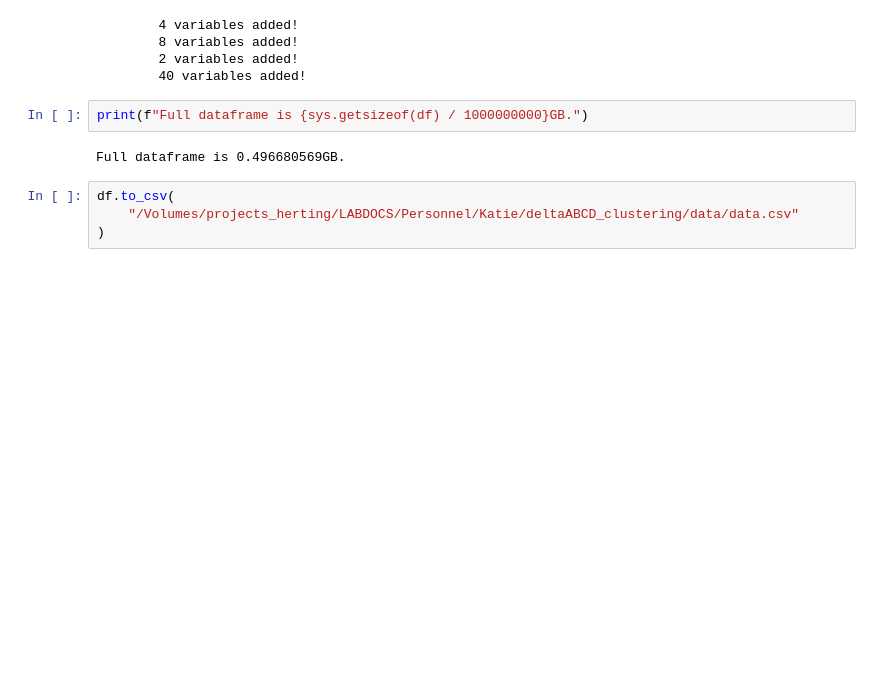
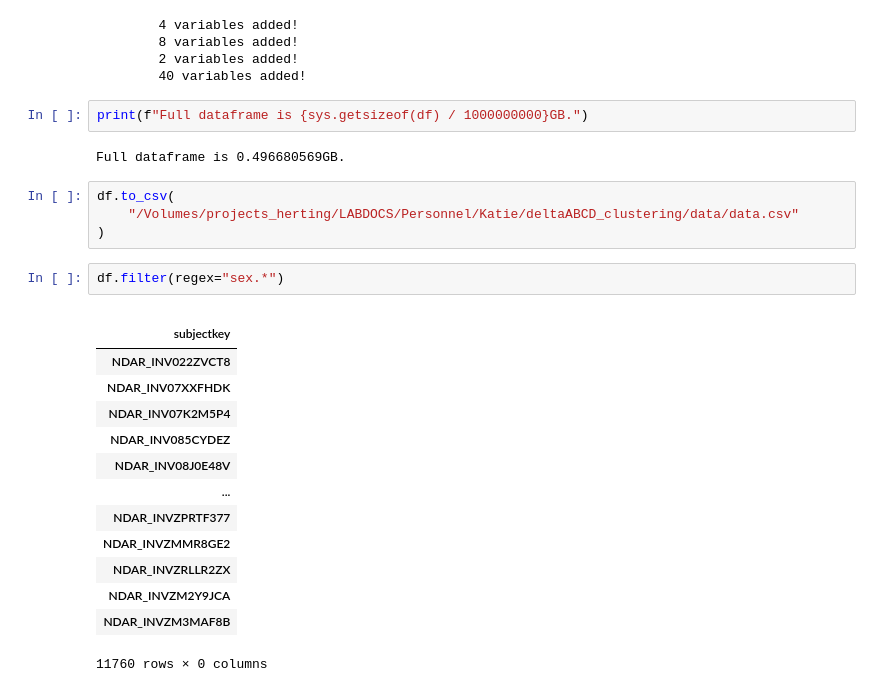
Before and after one commit to 62442katieb/deltaABCD_variability, a Jupyter notebook: notebooks/0.0data_wrangling.ipynb, the cells around one changed output. Drawn from its saved outputs; the diff is of its cells as text; blank space fills up the shorter version.

```diff
--- a/notebooks/0.0data_wrangling.ipynb
+++ b/notebooks/0.0data_wrangling.ipynb
@@ -2114,3 +2116,20 @@ Full dataframe is 0.496680569GB.
 df.to_csv(
     "/Volumes/projects_herting/LABDOCS/Personnel/Katie/deltaABCD_clustering/data/data.csv"
 )
+# %%
+df.filter(regex="sex.*")
+# %% [output]
+|  |
+| subjectkey |
+| NDAR_INV022ZVCT8 |
+| NDAR_INV07XXFHDK |
+| NDAR_INV07K2M5P4 |
+| NDAR_INV085CYDEZ |
+| NDAR_INV08J0E48V |
+| ... |
+| NDAR_INVZPRTF377 |
+| NDAR_INVZMMR8GE2 |
+| NDAR_INVZRLLR2ZX |
+| NDAR_INVZM2Y9JCA |
+| NDAR_INVZM3MAF8B |
+11760 rows × 0 columns
```
Also changed, not shown: parts of 1 cell of this notebook.
